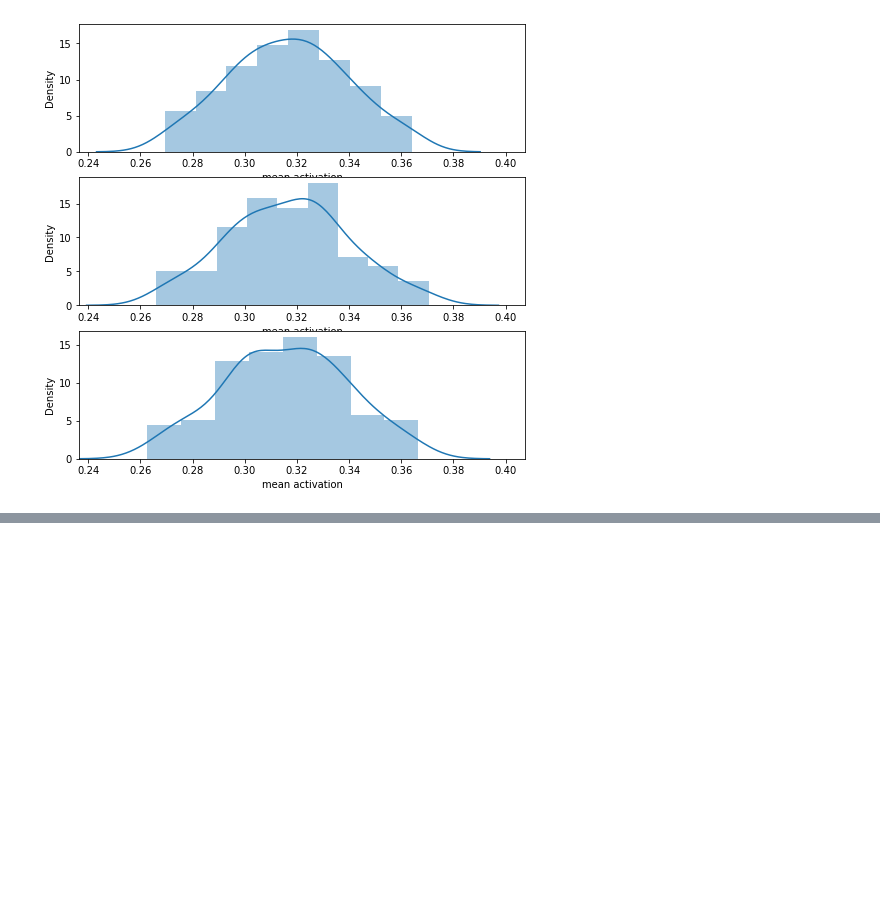
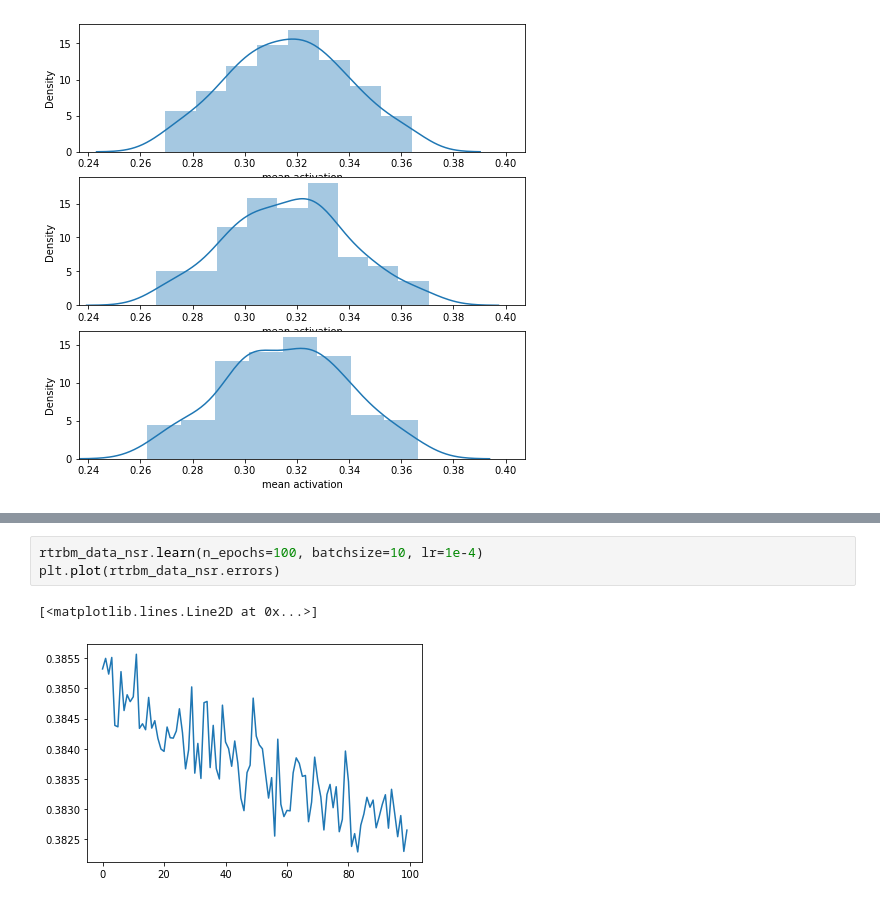
Before and after one commit to casperpeters/intern, a Jupyter notebook: notebooks/Poisson Time-shifted data/Sampling and transition rates.ipynb, the cells around one changed output, grey strips where cells are left out. Drawn from its saved outputs; the diff is of its cells as text; blank space fills up the shorter version.

```diff
--- a/notebooks/Poisson Time-shifted data/Sampling and transition rates.ipynb
+++ b/notebooks/Poisson Time-shifted data/Sampling and transition rates.ipynb
@@ -147 +157,7 @@ rtrbm_data_nsr.learn(n_epochs=100, batchsize=10, lr=1e-4)
+# %%
+rtrbm_data_nsr.learn(n_epochs=100, batchsize=10, lr=1e-4)
+plt.plot(rtrbm_data_nsr.errors)
+# %% [output]
+[<matplotlib.lines.Line2D at 0x...>]
+[figure, added]
 # %%
```
Also changed, not shown: parts of 9 cells of this notebook, 1 other file.
